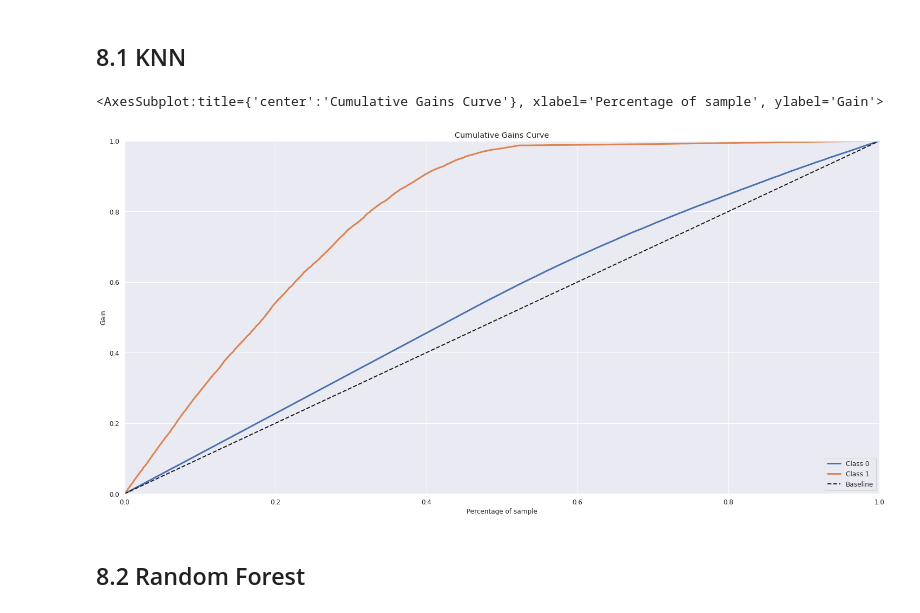
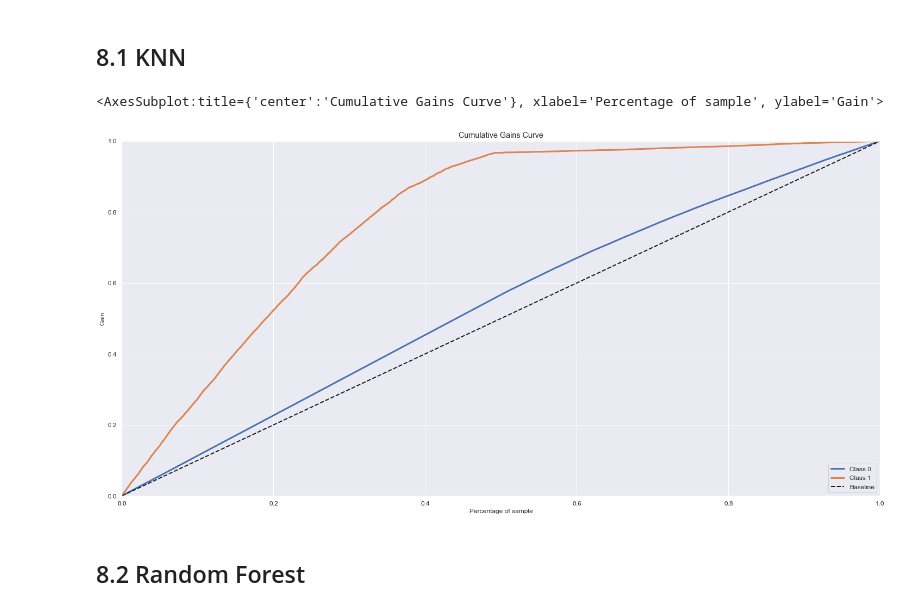
Before and after one commit to rafael-asousa/Cross-Sell-Prediction, a Jupyter notebook: notebook/cross-sell-predictions.ipynb, the cells around one changed output. Drawn from its saved outputs; the diff is of its cells as text; code cells hidden in the pictures.

Commit message:
finished selecting models

```diff
--- a/notebook/cross-sell-predictions.ipynb
+++ b/notebook/cross-sell-predictions.ipynb
@@ -524,2 +627,6 @@ I am choosing to not do it now, I will test later if the accuracy is too bad
+# %%
+pca = PCA(n_components=7).fit(x_balanced)
+# %%
+x_balanced = pd.DataFrame(pca.transform(x_balanced))
 # %% [markdown]
 # 7 FEATURE SELECTION
@@ -563,21 +661,26 @@ cols_selected = ['vintage',
                  'previously_insured']
 # %% [markdown]
 # 8 MACHINE LEARNING MODELLING
-# %%
-x_train = x_train[cols_selected]
-x_test = x_test[cols_selected]
+# %%
+# x_train = x_balanced[cols_selected]
+x_train = x_balanced
+y_train = y_balanced
+
+df_test = pd.concat([x_test, y_test], axis=1).dropna()
+x_test =  df_test[cols_selected].copy()
+y_test =  df_test['response'].copy()
 # %% [markdown]
 ## 8.1 KNN
 # %%
 knn_model = KNeighborsClassifier(n_neighbors=30,
-                                 n_jobs=-1).fit( x_train, y_train )
+                                 n_jobs=-1).fit( x_train.values , y_train.values )
 
-yhat_knn = knn_model.predict_proba(x_test)
+yhat_knn = knn_model.predict_proba( x_test.values )
 
 skplt.metrics.plot_cumulative_gain(y_test, yhat_knn)
 # %% [output]
 <AxesSubplot:title={'center':'Cumulative Gains Curve'}, xlabel='Percentage of sample', ylabel='Gain'>
-[figure, old version]
+[figure, new version]
 # %% [markdown]
 ## 8.2 Random Forest
 # %%
```
Also changed, not shown: parts of 30 cells of this notebook.
